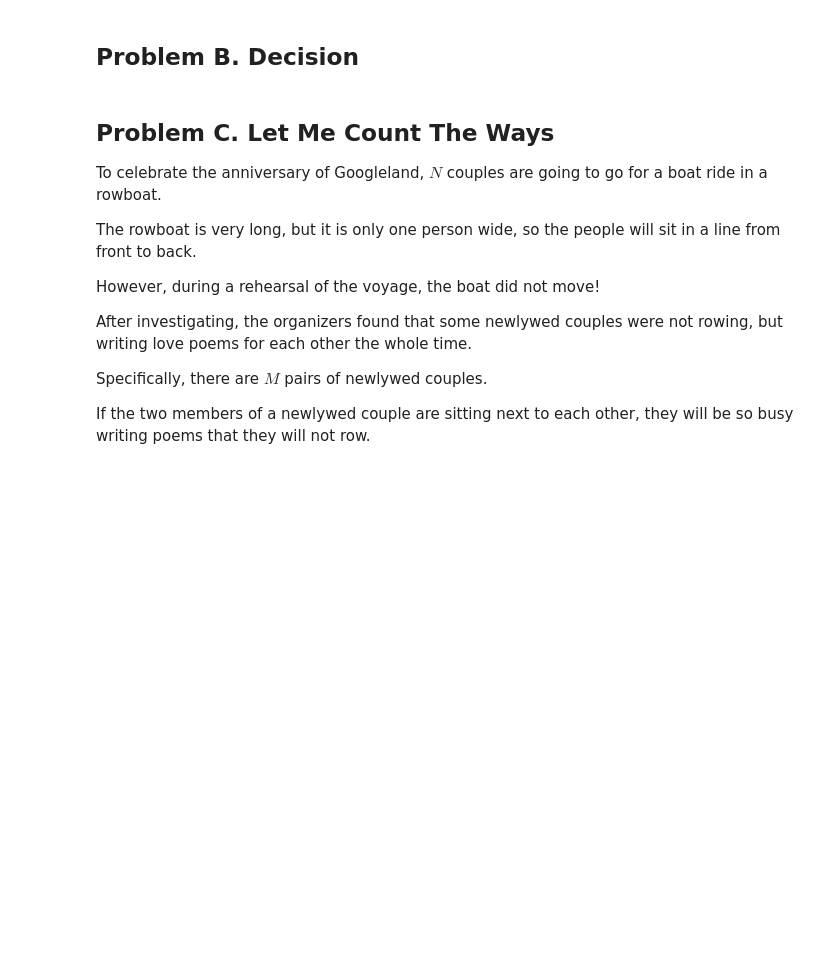
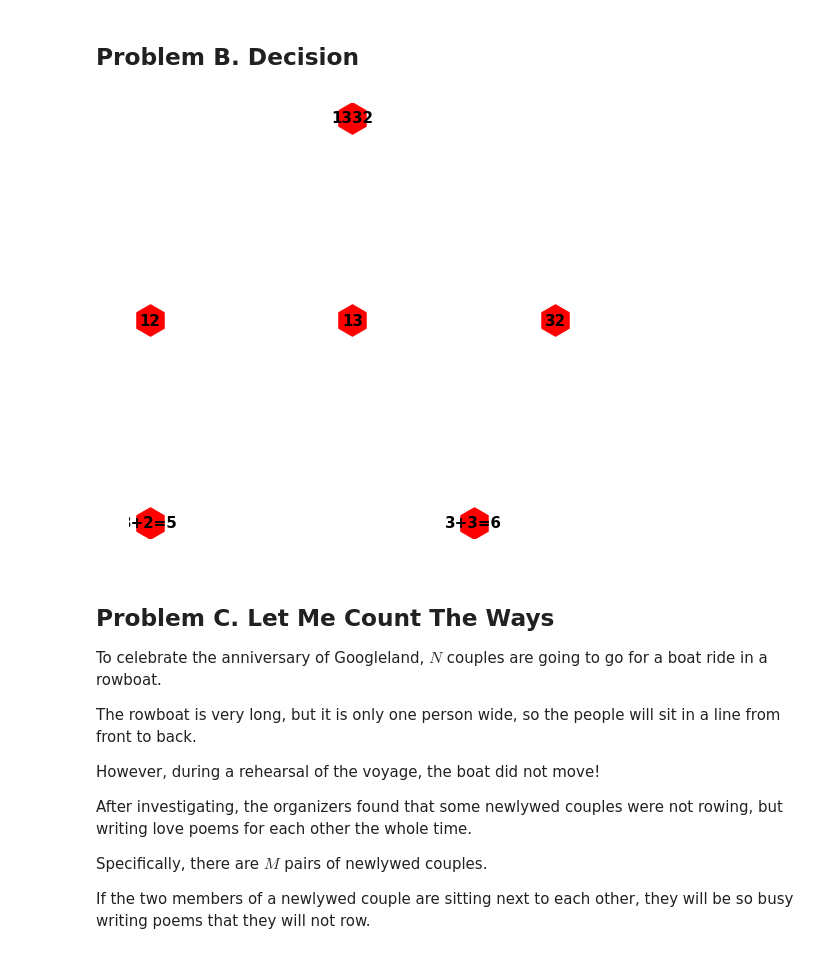
Before and after one commit to OlgaBelitskaya/colab_notebooks, a Jupyter notebook: kickstart_h2018.ipynb, the cells around one changed output. Drawn from its saved outputs; the diff is of its cells as text; code cells hidden in the pictures; blank space fills up the shorter version.

```diff
--- a/kickstart_h2018.ipynb
+++ b/kickstart_h2018.ipynb
@@ -307,3 +314,20 @@ for the other $T - 1$ cases, $2 ≤ N ≤ 100$.
+# %%
+# Case 1
+plt.figure(figsize=(8,8))
+GG = nx.DiGraph()
+# P - the score of painted wall, D - the score of destroyed wall
+
+GG.add_edges_from([('1332','12'),('1332','13'),('1332','32')])
+GG.add_edges_from([('12','3+2=5'),('13','3+3=6'),('32','3+3=6')])
+
+pos = graphviz_layout(GG, prog='dot')
+
+nx.draw_networkx_nodes(GG, pos, node_size=1000, node_shape='h')
+
+nx.draw_networkx_labels(GG, pos, font_size=15, font_weight='bold')
+plt.axis('equal'); plt.axis('off');
+# %% [output]
+[figure, added]
 # %% [markdown]
 ## Problem C. Let Me Count The Ways
 
```
Also changed, not shown: parts of 3 cells of this notebook.
